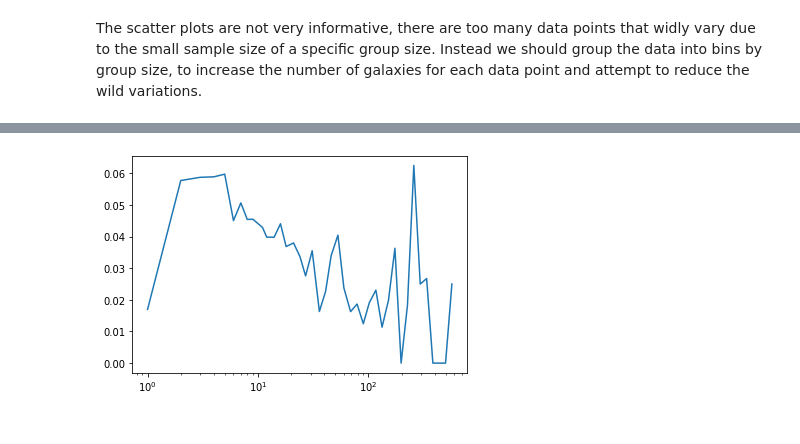
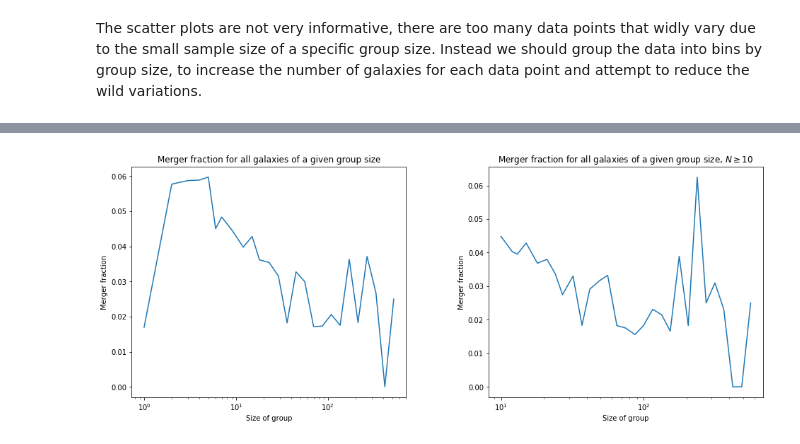
Before and after one commit to tplews98/MPhys_Project, a Jupyter notebook: MT_Week3&4_Groups.ipynb, the cells around one changed output, grey strips where cells are left out. Saved outputs shown, nothing was run; the diff lists cells and outputs as text; code cells hidden in the pictures.

Commit message:
GZ2 data with groups

```diff
--- a/MT_Week3&4_Groups.ipynb
+++ b/MT_Week3&4_Groups.ipynb
@@ -439,61 +439,57 @@ The scatter plots are not very informative, there are too many data points that
 # %%
 bin_start = np.log10(min(gz2_data["group_size"]))
 bin_end = np.log10(max(gz2_data["group_size"]))
-num_of_bins = 50
-log_bins_50 = np.logspace(bin_start, bin_end, num_of_bins)
-log_bins_50 = np.around(log_bins_50)
-log_bins_50 = np.unique(log_bins_50)
+num_of_bins = 30
+log_bins_1 = np.logspace(bin_start, bin_end, num_of_bins)
+log_bins_1 = np.around(log_bins_1)
+log_bins_1 = np.unique(log_bins_1)
 
-log_bins_50_2 = np.logspace(np.log10(10), bin_end, num_of_bins)
-log_bins_50_2 = np.around(log_bins_50_2)
-log_bins_50_2 = np.unique(log_bins_50_2)
-print(log_bins_50)
-print(log_bins_50_2)
+log_bins_2 = np.logspace(np.log10(10), bin_end, num_of_bins)
+log_bins_2 = np.around(log_bins_2)
+log_bins_2 = np.unique(log_bins_2)
 
+# Define a function that given some data, will return the merger fraction against redshift
+def merger_fraction_binning(data, bins):
+    """Takes data, picks out mergers, returns an array of merger fraction against
+    group size and the centres of each redshift bin for plotting"""
 
-allbinned, mag_bin_edges = np.histogram(gz2_data["group_size"], bins=log_bins_50)
-mergersbinned, mag_bin_edges = np.histogram(mergers["group_size"], bins=log_bins_50)
-mag_bin_centres = log_bins_50[:-1]
-allbinned = allbinned.astype(float)
-mergersbinned = mergersbinned.astype(float)
-mag_merger_fraction = np.divide(mergersbinned, allbinned, out=np.zeros_like(mergersbinned), where=allbinned!=0)
+    # Bin data by group size, with the bin sizes specified
+    allbinned, bin_edges = np.histogram(data["group_size"], bins=bins)
+    mergersbinned, bin_edges = np.histogram(data[data["merger_yes"] == 1]["group_size"], bins=bins)
 
-allbinned2, mag_bin_edges2 = np.histogram(gz2_data["group_size"], bins=log_bins_50_2)
-mergersbinned2, mag_bin_edges2 = np.histogram(mergers["group_size"], bins=log_bins_50_2)
-mag_bin_centres2 = log_bins_50_2[:-1]
-allbinned2 = allbinned2.astype(float)
-mergersbinned2 = mergersbinned2.astype(float)
-mag_merger_fraction2 = np.divide(mergersbinned2, allbinned2, out=np.zeros_like(mergersbinned2), where=allbinned2!=0)
+    # Calculate the centre of the bins for plotting data
+    bin_centres = bin_edges[:-1]
 
-# # Define a function that given some data, will return the merger fraction against redshift
-# def merger_fraction_binning(data, bins):
-#     """Takes data, picks out mergers, returns an array of merger fraction against
-#     group size and the centres of each redshift bin for plotting"""
+    allbinned = allbinned.astype(float)
+    mergersbinned = mergersbinned.astype(float)
 
+    # If there are no galaxies in a bin, make dividing by zero give zero to avoid error
+    merger_fraction_group = np.divide(mergersbinned, allbinned, out=np.zeros_like(mergersbinned), where=allbinned!=0)
 
-#     # Bin data by redshift, with the bin sizes specified from 0 to the maximum
-#     allbinned, mag_bin_edges = np.histogram(mag_data["REDSHIFT"], bins=np.arange(0, max_z+z_steps, z_steps))
-#     mergersbinned, mag_bin_edges = np.histogram(mag_data_mergers["REDSHIFT"], bins=np.arange(0, max_z+z_steps, z_steps))
+#     mag_merger_fraction[mag_merger_fraction == 0 ] = np.nan
 
-#     # Calculate the centre of the bins for plotting data
-#     mag_bin_centres = mag_bin_edges[:-1] + z_steps/2
+    return merger_fraction_group, bin_centres
 
-#     allbinned = allbinned.astype(float)
-#     mergersbinned = mergersbinned.astype(float)
+merger_fraction_groups, bin_centres = merger_fraction_binning(gz2_data, log_bins_1)
+merger_fraction_groups_big, bin_centres_big = merger_fraction_binning(gz2_data[gz2_data["group_size"] >= 10], log_bins_2)
 
-#     # If there are no galaxies in redshift bin, make dividing by zero give zero to avoid error
-#     mag_merger_fraction = np.divide(mergersbinned, allbinned, out=np.zeros_like(mergersbinned), where=allbinned!=0)
+fig, ax = plt.subplots(1, 2, figsize=(16,6))
 
-#     # mag_merger_fraction[mag_merger_fraction == 0 ] = np.nan
+# Plot a scatter plot of group completeness for all groups in GZ2
+ax[0].plot(bin_centres, merger_fraction_groups)
+ax[0].set_xscale("log")
+ax[0].set_xlabel("Size of group")
+ax[0].set_ylabel("Merger fraction")
+ax[0].set_title("Merger fraction for all galaxies of a given group size")
 
-#     return mag_merger_fraction, mag_bin_centres
+# Plot a scatter plot of group completeness for groups in GZ2 which are larger than 30 galaxies
+ax[1].plot(bin_centres_big, merger_fraction_groups_big)
+ax[1].set_xscale("log")
+ax[1].set_xlabel("Size of group")
+ax[1].set_ylabel("Merger fraction")
+ax[1].set_title("Merger fraction for all galaxies of a given group size, $N \geq 10$")
 
+fig.subplots_adjust(wspace=0.3)
 
-plt.plot(mag_bin_centres, mag_merger_fraction)
-plt.xscale("log")
 plt.show()
-
-plt.plot(mag_bin_centres2, mag_merger_fraction2)
-plt.xscale("log")
-plt.show()
 # %% [output]
@@ -507 +496 @@ plt.show()
-[figure, old version]
+[figure, new version]
```
Also changed, not shown: parts of 3 cells of this notebook.
